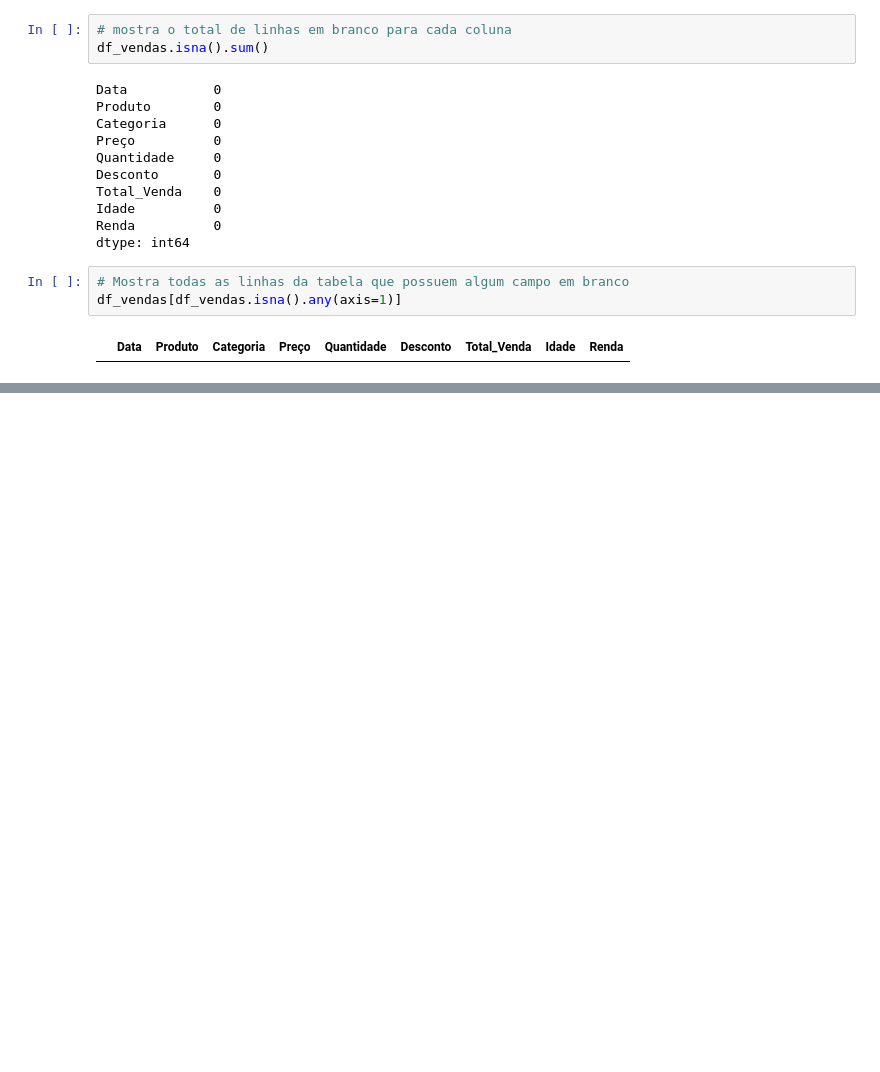
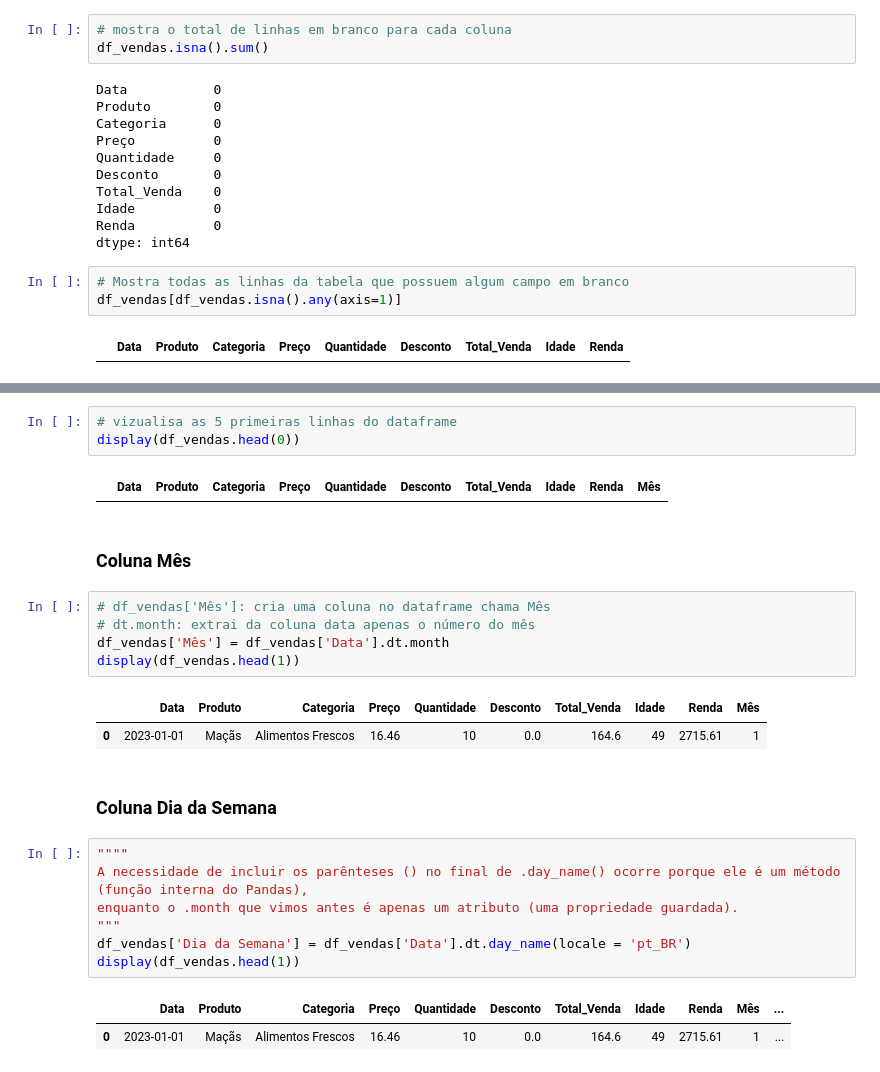
Before and after one commit to felipealbanez/Estudos, a Jupyter notebook: CAIXA_Verso/Módulo 02 - Análise Exploratória de Dados/Projeto_Final_AED.ipynb, the cells around one changed output, grey strips where cells are left out. Saved outputs shown, nothing was run; the diff lists cells and outputs as text; blank space fills up the shorter version.

Commit message:
feat: criação de novas colunas para o dataframe

```diff
--- a/CAIXA_Verso/Módulo 02 - Análise Exploratória de Dados/Projeto_Final_AED.ipynb
+++ b/CAIXA_Verso/Módulo 02 - Análise Exploratória de Dados/Projeto_Final_AED.ipynb
@@ -252,0 +257,27 @@ df_vendas[df_vendas.isna().any(axis=1)]
+# %%
+# vizualisa as 5 primeiras linhas do dataframe
+display(df_vendas.head(0))
+# %% [output]
+|  | Data | Produto | Categoria | Preço | Quantidade | Desconto | Total_Venda | Idade | Renda | Mês |
+# %% [markdown]
+### Coluna Mês
+# %%
+# df_vendas['Mês']: cria uma coluna no dataframe chama Mês
+# dt.month: extrai da coluna data apenas o número do mês
+df_vendas['Mês'] = df_vendas['Data'].dt.month
+display(df_vendas.head(1))
+# %% [output]
+|  | Data | Produto | Categoria | Preço | Quantidade | Desconto | Total_Venda | Idade | Renda | Mês |
+| 0 | 2023-01-01 | Maçãs | Alimentos Frescos | 16.46 | 10 | 0.0 | 164.6 | 49 | 2715.61 | 1 |
+# %% [markdown]
+### Coluna Dia da Semana
+# %%
+""""
+A necessidade de incluir os parênteses () no final de .day_name() ocorre porque ele é um método (função interna do Pandas),
+enquanto o .month que vimos antes é apenas um atributo (uma propriedade guardada).
+"""
+df_vendas['Dia da Semana'] = df_vendas['Data'].dt.day_name(locale = 'pt_BR')
+display(df_vendas.head(1))
+# %% [output]
+|  | Data | Produto | Categoria | Preço | Quantidade | Desconto | Total_Venda | Idade | Renda | Mês | ... |
+| 0 | 2023-01-01 | Maçãs | Alimentos Frescos | 16.46 | 10 | 0.0 | 164.6 | 49 | 2715.61 | 1 | ... |
```
Also changed, not shown: parts of 5 cells of this notebook.
